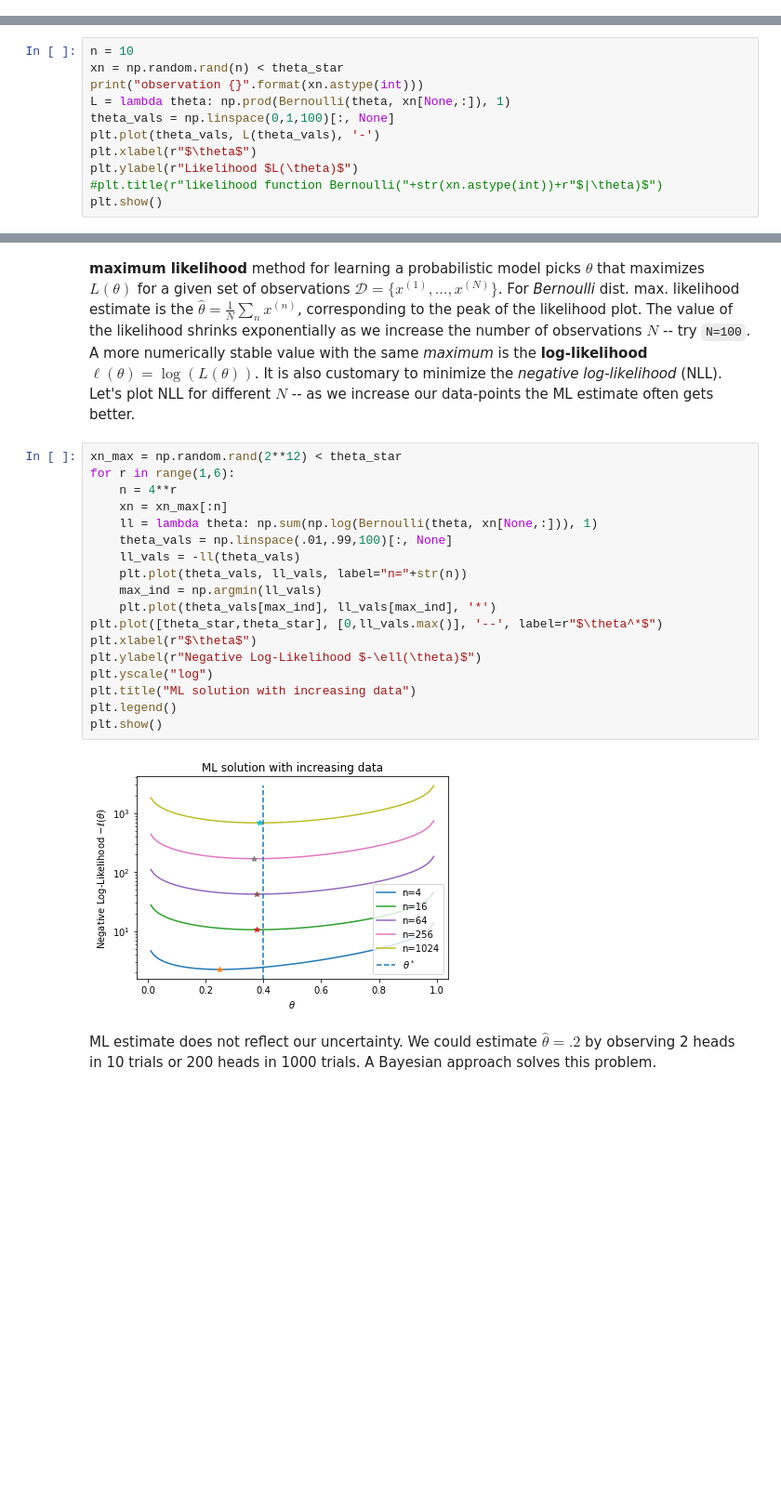
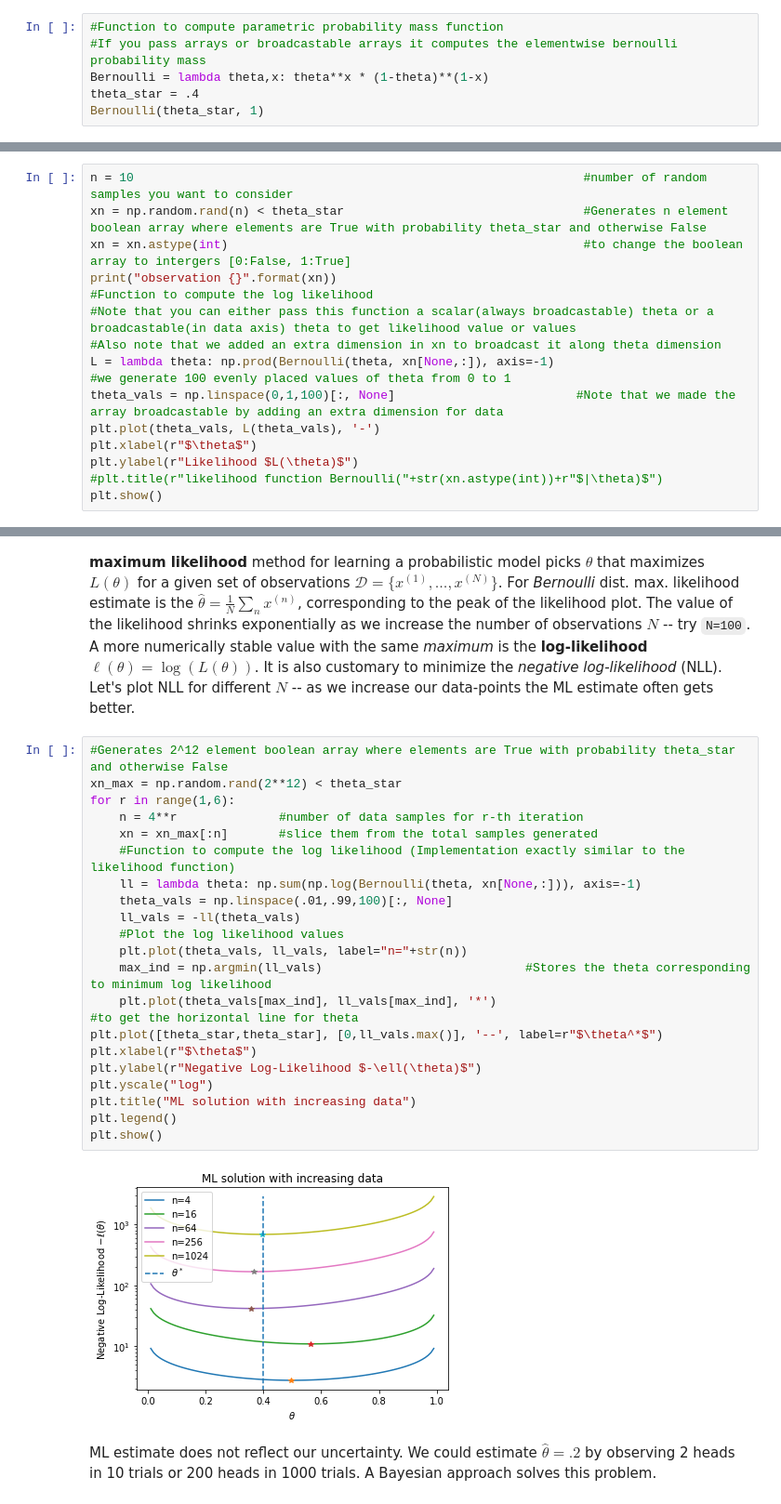
Before and after one commit to mravanba/comp551-notebooks, a Jupyter notebook: MLE_BayesianInference.ipynb, the cells around one changed output, grey strips where cells are left out. Shown: that part at 93% size. Drawn from its saved outputs; the diff is of its cells as text; blank space fills up the shorter version.

```diff
--- a/MLE_BayesianInference.ipynb
+++ b/MLE_BayesianInference.ipynb
@@ -19,0 +15,6 @@ Bernoulli(theta_star, 1)
+# %%
+#Function to compute parametric probability mass function
+#If you pass arrays or broadcastable arrays it computes the elementwise bernoulli probability mass
+Bernoulli = lambda theta,x: theta**x * (1-theta)**(1-x)
+theta_star = .4
+Bernoulli(theta_star, 1)
@@ -22,11 +25,16 @@ The **likelihood** of $\theta^* = \theta$ is
 $$L(\theta) = \prod_{n=1}^{10} \mathrm{Bernoulli}(\theta, x^{(n)})$$
 Note that this is a function of $\theta$, it is not a probability distribution, so it doesn't sum to 1.
 # %%
-n = 10
-xn = np.random.rand(n) < theta_star
-print("observation {}".format(xn.astype(int)))
-L = lambda theta: np.prod(Bernoulli(theta, xn[None,:]), 1)
-theta_vals = np.linspace(0,1,100)[:, None]
+n = 10                                                              #number of random samples you want to consider
+xn = np.random.rand(n) < theta_star                                 #Generates n element boolean array where elements are True with probability theta_star and otherwise False
+xn = xn.astype(int)                                                 #to change the boolean array to intergers [0:False, 1:True]
+print("observation {}".format(xn))
+#Function to compute the log likelihood
+#Note that you can either pass this function a scalar(always broadcastable) theta or a broadcastable(in data axis) theta to get likelihood value or values
+#Also note that we added an extra dimension in xn to broadcast it along theta dimension
+L = lambda theta: np.prod(Bernoulli(theta, xn[None,:]), axis=-1)
+#we generate 100 evenly placed values of theta from 0 to 1
+theta_vals = np.linspace(0,1,100)[:, None]                         #Note that we made the array broadcastable by adding an extra dimension for data
 plt.plot(theta_vals, L(theta_vals), '-')
 plt.xlabel(r"$\theta$")
 plt.ylabel(r"Likelihood $L(\theta)$")
@@ -41,25 +51,29 @@ For _Bernoulli_ dist. max. likelihood estimate is the $\widehat{\theta} = \frac{
 A more numerically stable value with the same _maximum_ is the **log-likelihood** $\ell(\theta) = \log(L(\theta))$. It is also customary to minimize the _negative log-likelihood_ (NLL).
 Let's plot NLL for different $N$ -- as we increase our data-points the ML estimate often gets better.
 # %%
+#Generates 2^12 element boolean array where elements are True with probability theta_star and otherwise False
 xn_max = np.random.rand(2**12) < theta_star
 for r in range(1,6):
-    n = 4**r
-    xn = xn_max[:n]
-    ll = lambda theta: np.sum(np.log(Bernoulli(theta, xn[None,:])), 1)
+    n = 4**r              #number of data samples for r-th iteration
+    xn = xn_max[:n]       #slice them from the total samples generated
+    #Function to compute the log likelihood (Implementation exactly similar to the likelihood function)
+    ll = lambda theta: np.sum(np.log(Bernoulli(theta, xn[None,:])), axis=-1)
     theta_vals = np.linspace(.01,.99,100)[:, None]
     ll_vals = -ll(theta_vals)
+    #Plot the log likelihood values
     plt.plot(theta_vals, ll_vals, label="n="+str(n))
-    max_ind = np.argmin(ll_vals)
+    max_ind = np.argmin(ll_vals)                            #Stores the theta corresponding to minimum log likelihood
     plt.plot(theta_vals[max_ind], ll_vals[max_ind], '*')
+#to get the horizontal line for theta
 plt.plot([theta_star,theta_star], [0,ll_vals.max()], '--', label=r"$\theta^*$")
 plt.xlabel(r"$\theta$")
 plt.ylabel(r"Negative Log-Likelihood $-\ell(\theta)$")
 plt.yscale("log")
 plt.title("ML solution with increasing data")
 plt.legend()
 plt.show()
 # %% [output]
-[figure, old version]
+[figure, new version]
 # %% [markdown]
 ML estimate does not reflect our uncertainty. We could estimate $\widehat{\theta} = .2$ by observing 2 heads in 10 trials or 200 heads in 1000 trials. A Bayesian approach solves this problem.
 # %% [markdown]
```
Also changed, not shown: parts of 8 cells of this notebook.
